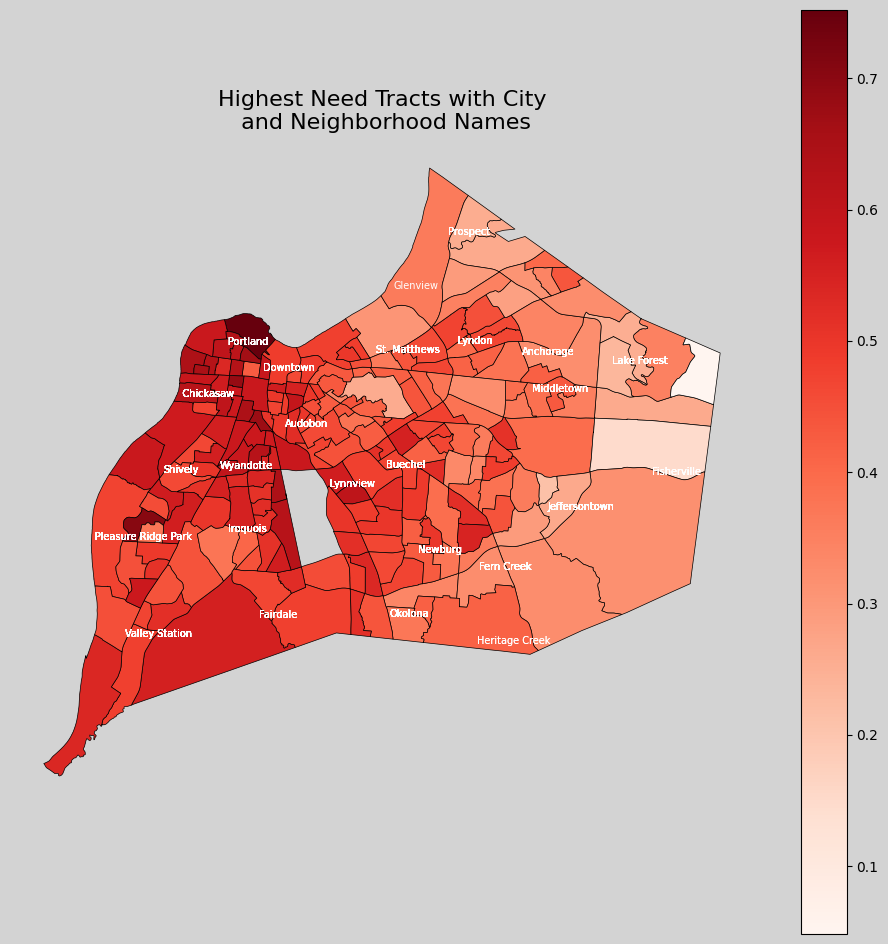
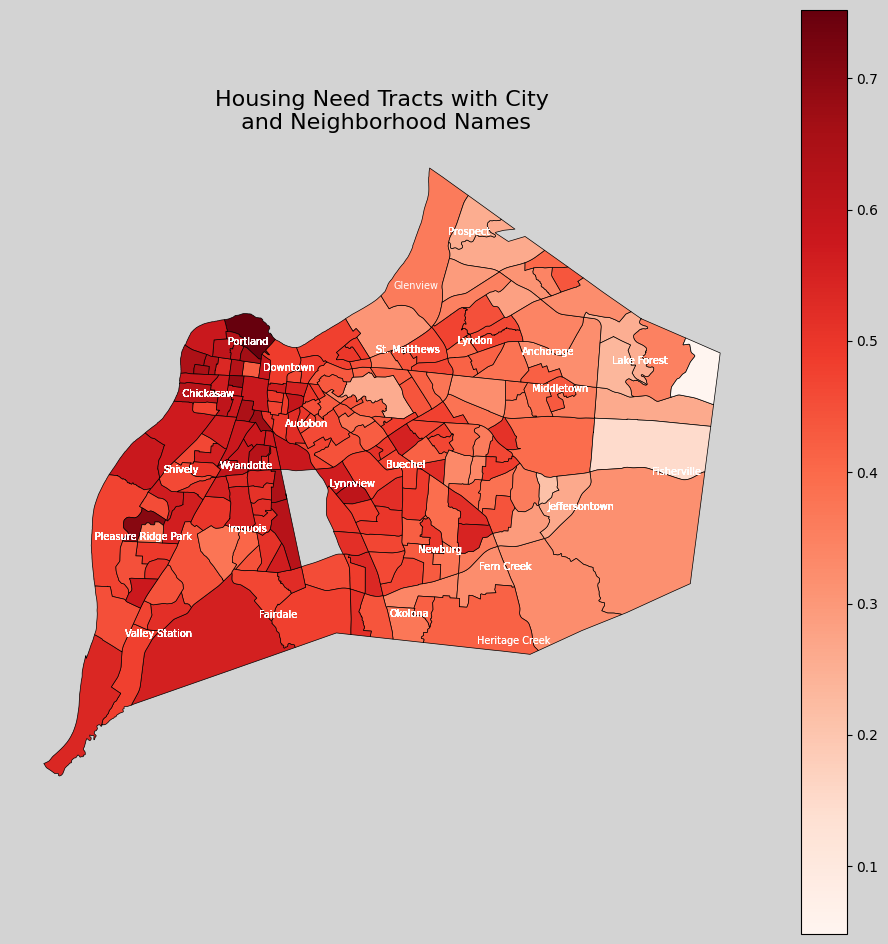
Unified diff of the notebook cell whose output changed from the first chart to the second:
--- before
+++ after
@@ -32,5 +32,5 @@
 
 ax.set_title(
-    "Highest Need Tracts with City\n and Neighborhood Names",
+    "Housing Need Tracts with City\n and Neighborhood Names",
     fontsize=16
 )
@@ -38,5 +38,5 @@
 ax.axis("off")
 
-#plt.savefig(FIGURES_DIR / "highest_need_choropleth_with_zip_names.png", dpi=300, bbox_inches="tight")
+plt.savefig(FIGURES_DIR / "need_choropleth_with_neighborhood_labels.png", dpi=300, bbox_inches="tight")
 
 plt.show()

Commit: updated and added visuals